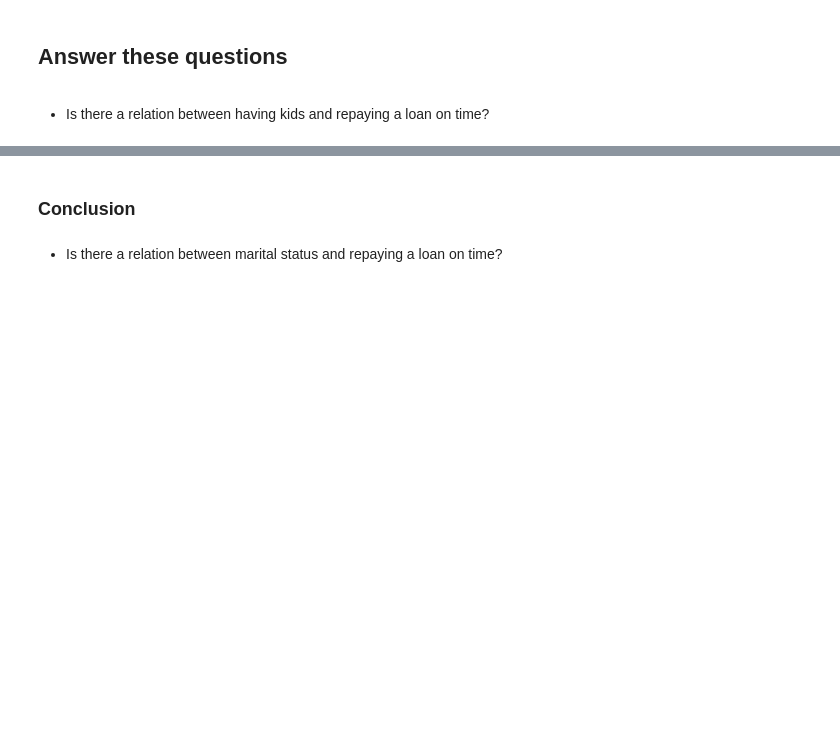
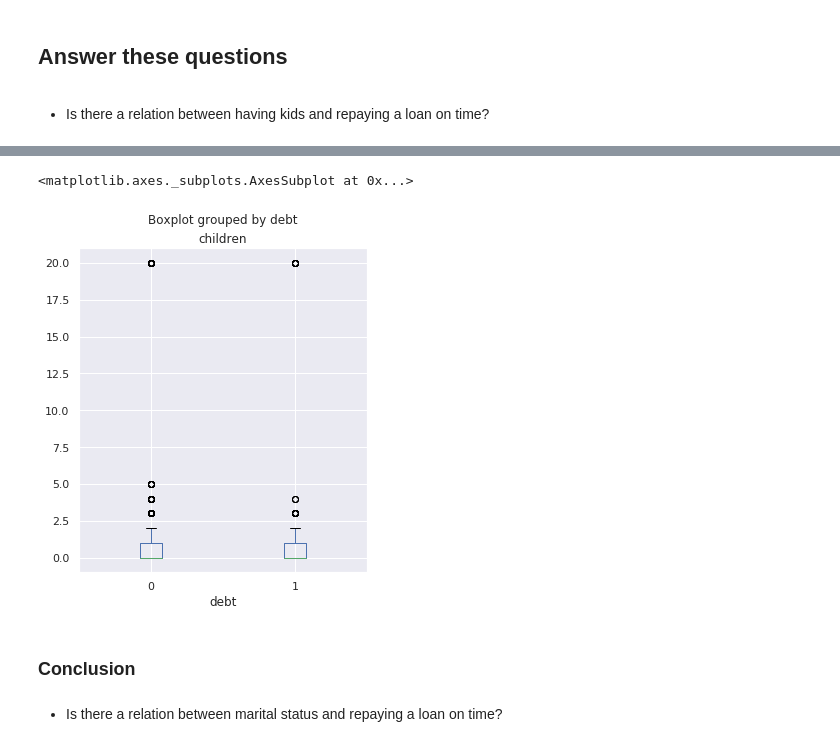
Before and after one commit to chuksoo/analyzing_borrowers_risk_of_defaulting, a Jupyter notebook: analyzing_borrowers'_risk_of_defaulting.ipynb, the cells around one changed output, grey strips where cells are left out. Drawn from its saved outputs; the diff is of its cells as text; code cells hidden in the pictures; blank space fills up the shorter version.

```diff
--- a/analyzing_borrowers'_risk_of_defaulting.ipynb
+++ b/analyzing_borrowers'_risk_of_defaulting.ipynb
@@ -288,0 +539,40 @@ We are able to change the `days_employed` and `total_income` from floating point
+# %%
+# replace words with 'education'
+credit_score_df['purpose'] = credit_score_df['purpose'].replace(['supplementary education', 'university education',
+                                                                 'education', 'to get a supplementary education',
+                                                                 'getting an education', 'getting higher education',
+                                                                 'profile education', 'to become educated',
+                                                                 'going to university'], 'education')
+# %%
+# pass the stemmer the value 'english' so that it's tuned for working with English
+english_stemmer = SnowballStemmer('english')
+
+# cast all words in the 'purpose' column to a list
+allwords = credit_score_df['purpose'].to_list()
+
+stemmed_word = ['wedding', 'real estate', 'property', 'hous', 'car', 'educ']
+
+purpose_categorize = []
+
+for word in allwords:
+    for stems in stemmed_word:
+        if stems in word:
+            purpose_categorize.append(stems)
+            continue
+
+
+from pandas import DataFrame
+purpose_categorize_df = DataFrame(purpose_categorize, columns=['purpose_categorized'])
+
+#pd.reset_option('max_rows', None) # set maximum viewing of column
+#pd.reset_option('max_rows') # reset or go back to default view
+#purpose_categorize_df
+# %%
+# add new category to dataframe
+purpose_categorize_df['purpose_categorized'] = purpose_categorize_df['purpose_categorized'].replace('hous', 'house purchase')
+purpose_categorize_df['purpose_categorized'] = purpose_categorize_df['purpose_categorized'].replace('educ', 'education')
+purpose_categorize_df['purpose_categorized'] = purpose_categorize_df['purpose_categorized'].replace('car', 'car purchase')
+
+print(purpose_categorize_df['purpose_categorized'])
+print()
+print(purpose_categorize_df['purpose_categorized'].describe())
@@ -288,0 +598,3 @@ We are able to change the `days_employed` and `total_income` from floating point
+# %%
+credit_score_df['purpose_categorized'] = purpose_categorize_df.reset_index(drop=True)
+print(credit_score_df.head(10))
@@ -297,3 +739,8 @@ We are able to change the `days_employed` and `total_income` from floating point
+# %%
+credit_score_df.boxplot('children', 'debt', figsize = (5,6))
+# %% [output]
+<matplotlib.axes._subplots.AxesSubplot at 0x...>
+[figure, added]
 # %% [markdown]
 ### Conclusion
 # %% [markdown]
```
Also changed, not shown: parts of 50 cells of this notebook.
